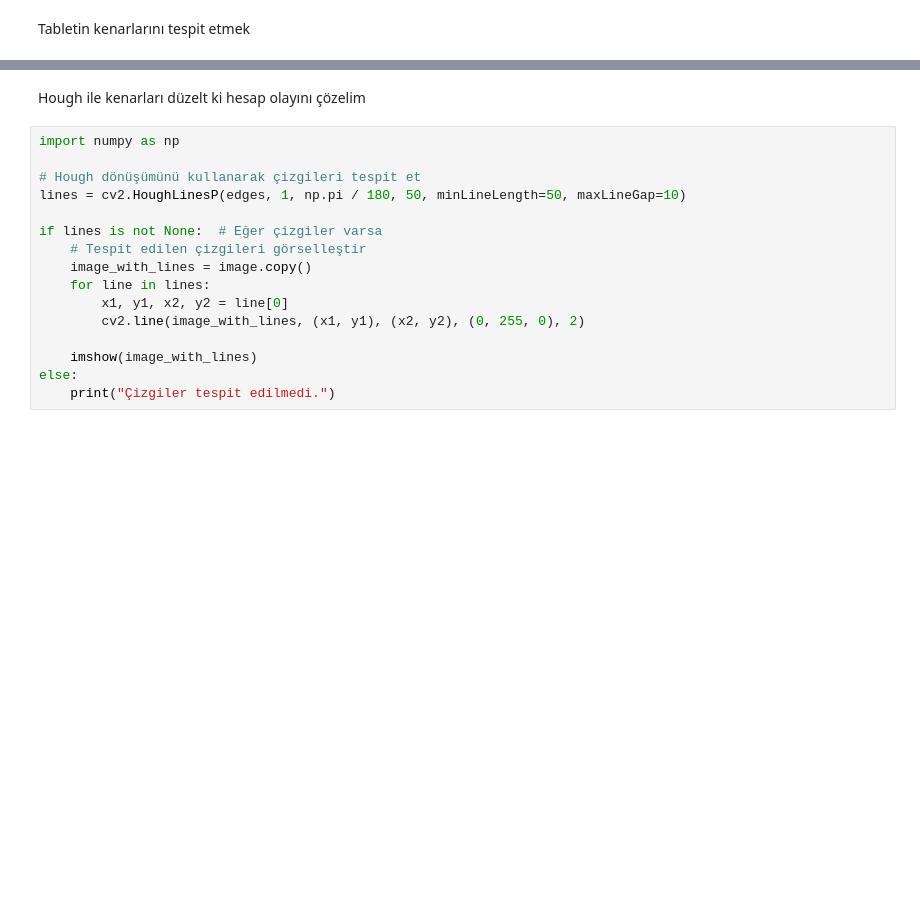
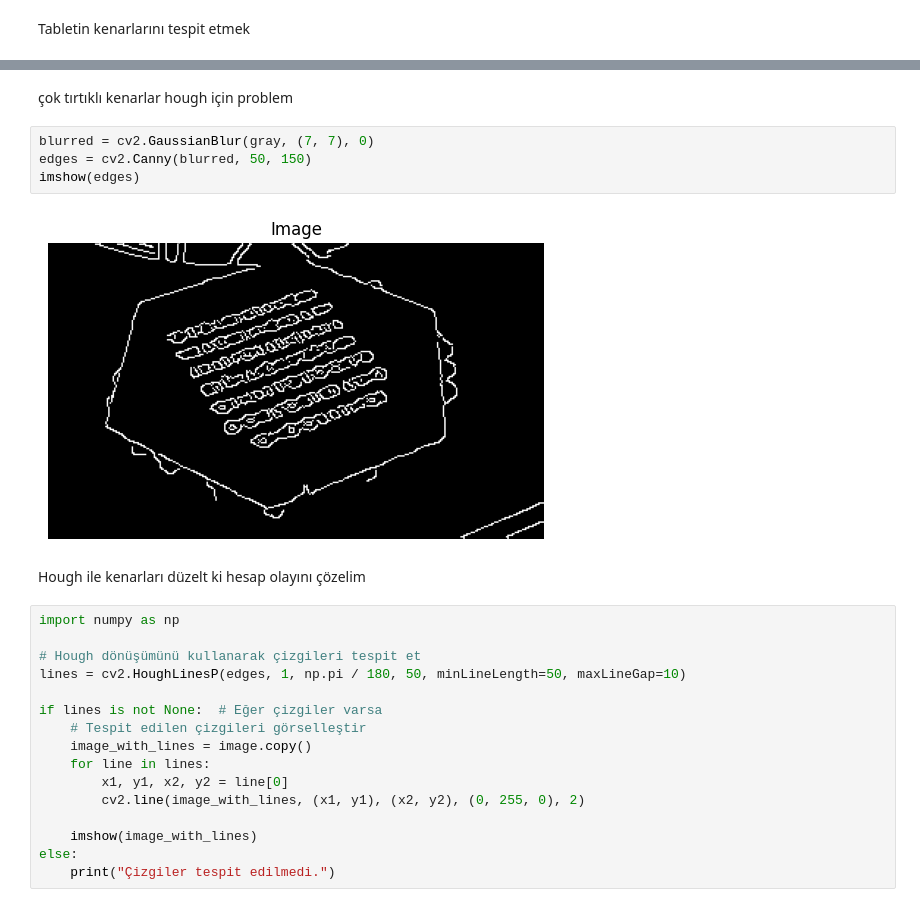
Before and after one commit to onuralpArsln/toJava, a Jupyter notebook: PayDayProject/basicImgProcess.ipynb, the cells around one changed output, grey strips where cells are left out. Cells and saved outputs as stored; diff of their text form; blank space fills up the shorter version.

```diff
--- a/PayDayProject/basicImgProcess.ipynb
+++ b/PayDayProject/basicImgProcess.ipynb
@@ -39,3 +47,11 @@ imshow(edges)
+# %% [markdown]
+çok tırtıklı kenarlar hough için problem
+# %%
+blurred = cv2.GaussianBlur(gray, (7, 7), 0)
+edges = cv2.Canny(blurred, 50, 150)
+imshow(edges)
+# %% [output]
+[figure, added]
 # %% [markdown]
 Hough ile kenarları düzelt ki hesap olayını çözelim
 # %%
```
Also changed, not shown: parts of 13 cells of this notebook.
